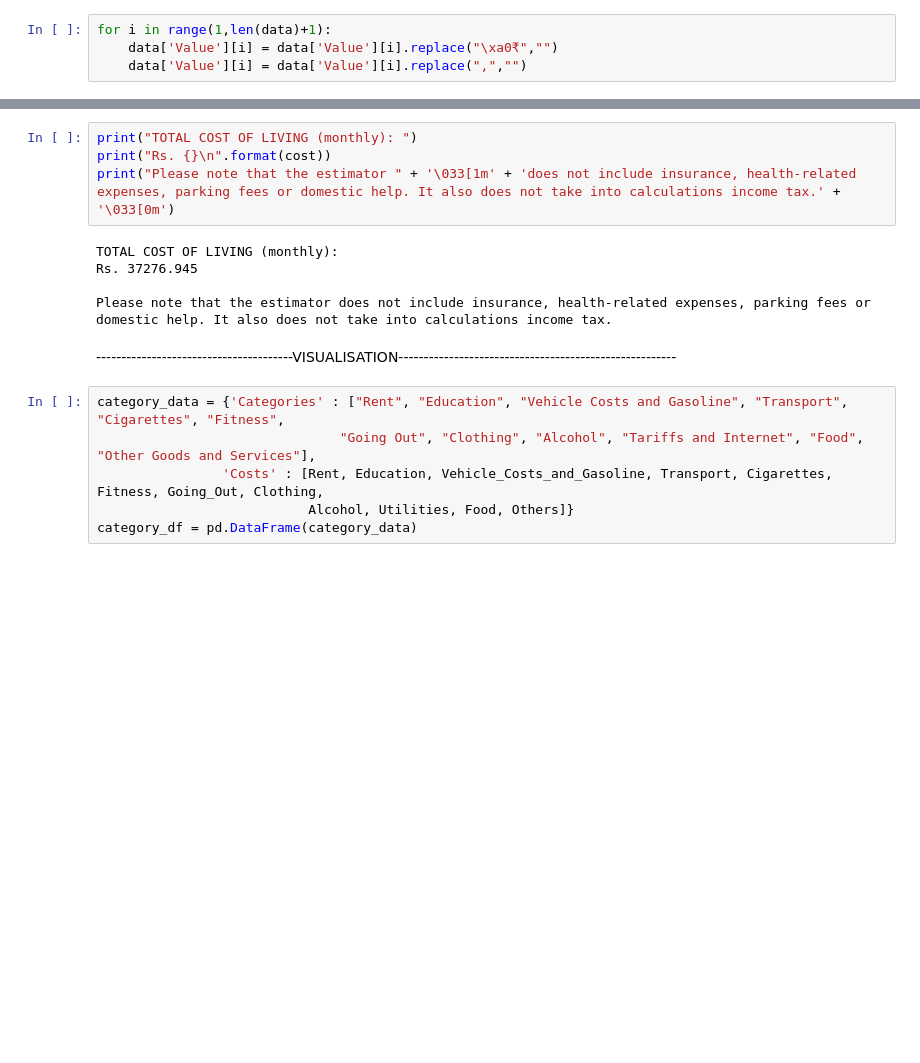
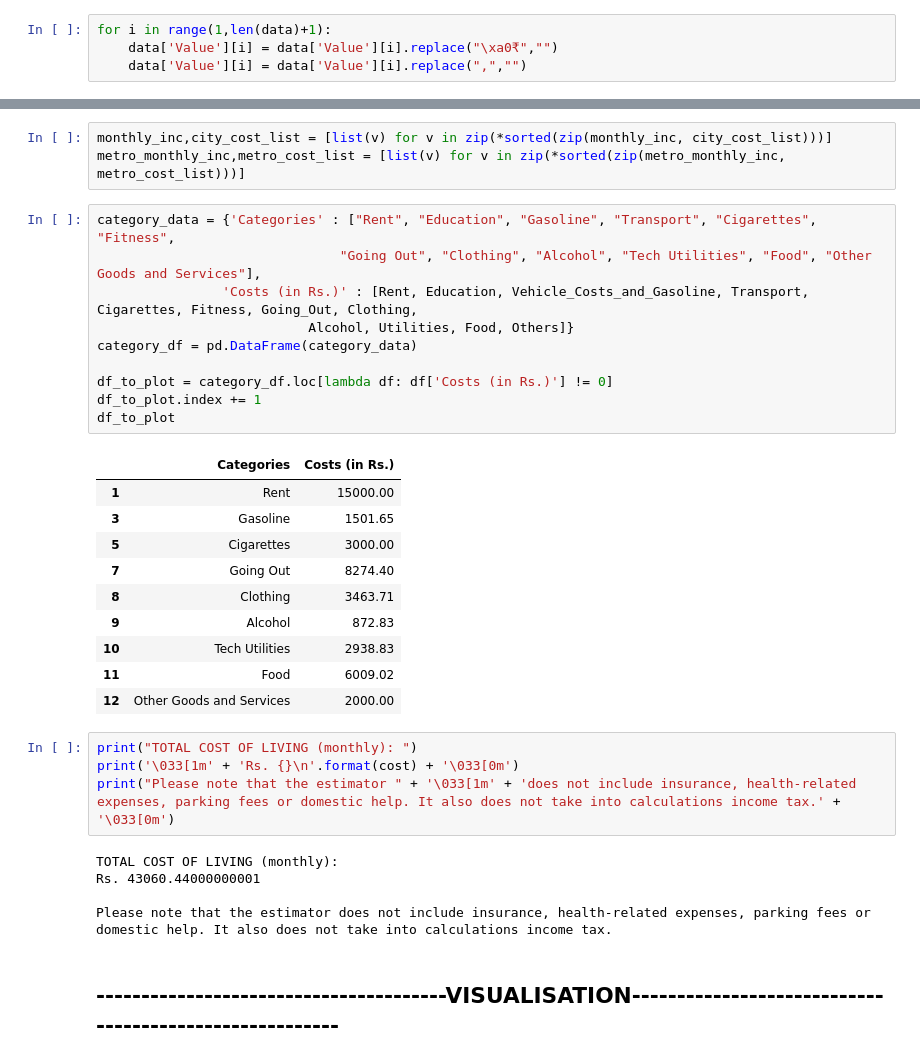
Before and after one commit to aastikdasgupta/cost-of-living, a Jupyter notebook: final.ipynb, the cells around one changed output, grey strips where cells are left out. Cells and saved outputs as stored; diff of their text form; blank space fills up the shorter version.

```diff
--- a/final.ipynb
+++ b/final.ipynb
@@ -462,17 +479,36 @@ Cost_Of_Living_Calculator()
+# %%
+monthly_inc,city_cost_list = [list(v) for v in zip(*sorted(zip(monthly_inc, city_cost_list)))]
+metro_monthly_inc,metro_cost_list = [list(v) for v in zip(*sorted(zip(metro_monthly_inc, metro_cost_list)))]
+# %%
+category_data = {'Categories' : ["Rent", "Education", "Gasoline", "Transport", "Cigarettes", "Fitness",
+                               "Going Out", "Clothing", "Alcohol", "Tech Utilities", "Food", "Other Goods and Services"],
+                'Costs (in Rs.)' : [Rent, Education, Vehicle_Costs_and_Gasoline, Transport, Cigarettes, Fitness, Going_Out, Clothing,
+                           Alcohol, Utilities, Food, Others]}
+category_df = pd.DataFrame(category_data)
+
+df_to_plot = category_df.loc[lambda df: df['Costs (in Rs.)'] != 0]
+df_to_plot.index += 1
+df_to_plot
+# %% [output]
+|  | Categories | Costs (in Rs.) |
+| 1 | Rent | 15000.00 |
+| 3 | Gasoline | 1501.65 |
+| 5 | Cigarettes | 3000.00 |
+| 7 | Going Out | 8274.40 |
+| 8 | Clothing | 3463.71 |
+| 9 | Alcohol | 872.83 |
+| 10 | Tech Utilities | 2938.83 |
+| 11 | Food | 6009.02 |
+| 12 | Other Goods and Services | 2000.00 |
 # %%
 print("TOTAL COST OF LIVING (monthly): ")
-print("Rs. {}\n".format(cost))
+print('\033[1m' + 'Rs. {}\n'.format(cost) + '\033[0m')
 print("Please note that the estimator " + '\033[1m' + 'does not include insurance, health-related expenses, parking fees or domestic help. It also does not take into calculations income tax.' + '\033[0m')
 # %% [output]
 TOTAL COST OF LIVING (monthly):
-Rs. 37276.945
+Rs. 43060.44000000001
 
 Please note that the estimator does not include insurance, health-related expenses, parking fees or domestic help. It also does not take into calculations income tax.
 # %% [markdown]
----------------------------------------VISUALISATION-------------------------------------------------------
+
+## ---------------------------------------VISUALISATION-------------------------------------------------------
-# %%
-category_data = {'Categories' : ["Rent", "Education", "Vehicle Costs and Gasoline", "Transport", "Cigarettes", "Fitness",
-                               "Going Out", "Clothing", "Alcohol", "Tariffs and Internet", "Food", "Other Goods and Services"],
-                'Costs' : [Rent, Education, Vehicle_Costs_and_Gasoline, Transport, Cigarettes, Fitness, Going_Out, Clothing,
-                           Alcohol, Utilities, Food, Others]}
-category_df = pd.DataFrame(category_data)
```
Also changed, not shown: parts of 24 cells of this notebook.
